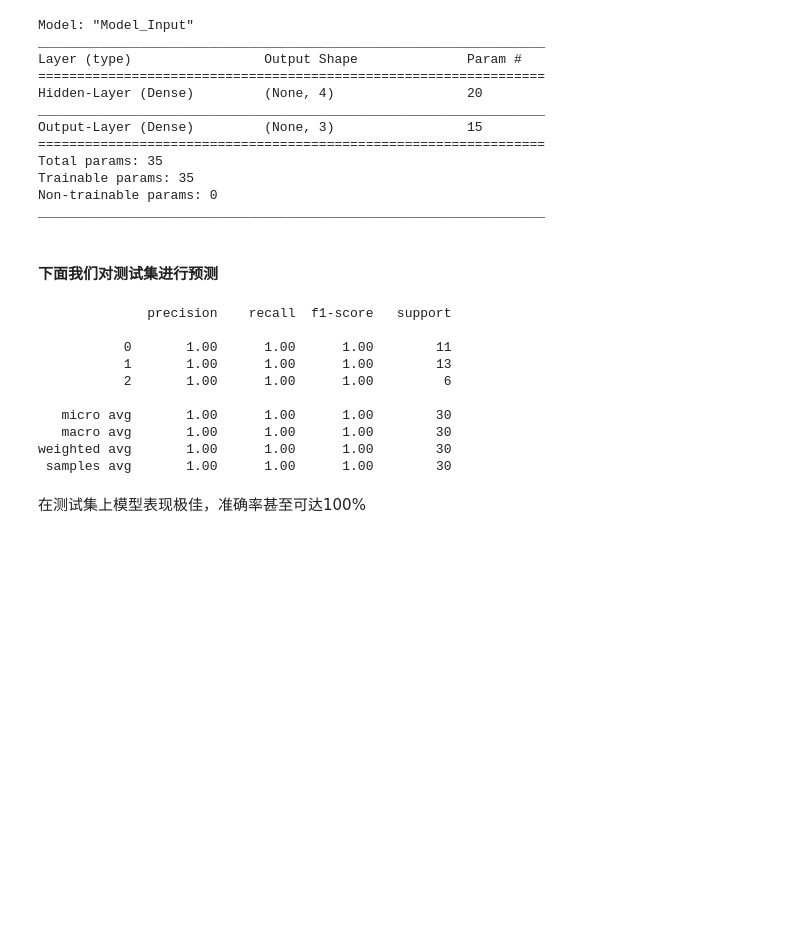
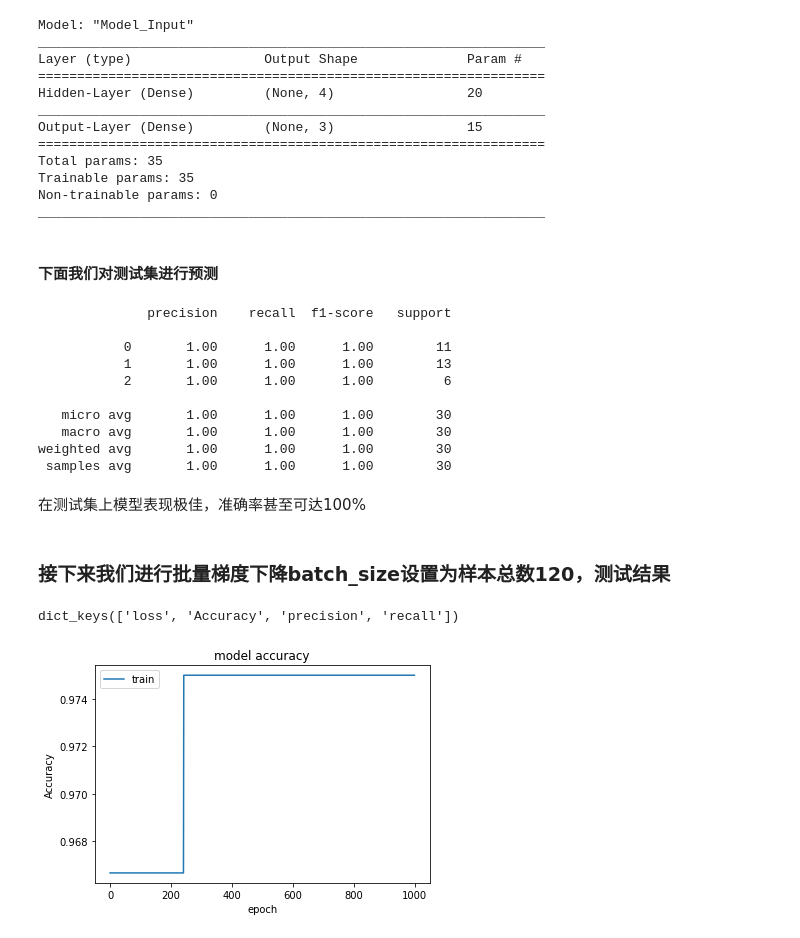
Before and after one commit to Hacker-jh/ML_repo, a Jupyter notebook: ffnn-on-iris.ipynb, the cells around one changed output. Saved outputs shown, nothing was run; the diff lists cells and outputs as text; code cells hidden in the pictures; blank space fills up the shorter version.

```diff
--- a/ffnn-on-iris.ipynb
+++ b/ffnn-on-iris.ipynb
@@ -587,3 +615,53 @@ weighted avg       1.00      1.00      1.00        30
  samples avg       1.00      1.00      1.00        30
 # %% [markdown]
 在测试集上模型表现极佳，准确率甚至可达100%
+# %% [markdown]
+### 接下来我们进行**批量梯度下降**batch_size设置为样本总数120，测试结果
+# %%
+##### Step 5 - Fit keras model on the dataset
+history=model.fit(X_train, # input data
+          y_train, # target data
+          batch_size=120, # Number of samples per gradient update. If unspecified, batch_size will default to 32.
+          epochs=1000, # default=1, Number of epochs to train the model. An epoch is an iteration over the entire x and y data provided
+          verbose='auto', # default='auto', ('auto', 0, 1, or 2). Verbosity mode. 0 = silent, 1 = progress bar, 2 = one line per epoch. 'auto' defaults to 1 for most cases, but 2 when used with ParameterServerStrategy.
+          callbacks=None, # default=None, list of callbacks to apply during training. See tf.keras.callbacks
+#           validation_split=0, # default=0.0, Fraction of the training data to be used as validation data. The model will set apart this fraction of the training data, will not train on it, and will evaluate the loss and any model metrics on this data at the end of each epoch.
+          #validation_data=(X_test, y_test), # default=None, Data on which to evaluate the loss and any model metrics at the end of each epoch.
+          shuffle=True, # default=True, Boolean (whether to shuffle the training data before each epoch) or str (for 'batch').
+          class_weight=None, # default=None, Optional dictionary mapping class indices (integers) to a weight (float) value, used for weighting the loss function (during training only). This can be useful to tell the model to "pay more attention" to samples from an under-represented class.
+          sample_weight=None, # default=None, Optional Numpy array of weights for the training samples, used for weighting the loss function (during training only).
+          initial_epoch=0, # Integer, default=0, Epoch at which to start training (useful for resuming a previous training run).
+          steps_per_epoch=None, # Integer or None, default=None, Total number of steps (batches of samples) before declaring one epoch finished and starting the next epoch. When training with input tensors such as TensorFlow data tensors, the default None is equal to the number of samples in your dataset divided by the batch size, or 1 if that cannot be determined.
+          validation_steps=None, # Only relevant if validation_data is provided and is a tf.data dataset. Total number of steps (batches of samples) to draw before stopping when performing validation at the end of every epoch.
+          validation_batch_size=None, # Integer or None, default=None, Number of samples per validation batch. If unspecified, will default to batch_size.
+          validation_freq=3, # default=1, Only relevant if validation data is provided. If an integer, specifies how many training epochs to run before a new validation run is performed, e.g. validation_freq=2 runs validation every 2 epochs.
+          max_queue_size=10, # default=10, Used for generator or keras.utils.Sequence input only. Maximum size for the generator queue. If unspecified, max_queue_size will default to 10.
+          workers=1, # default=1, Used for generator or keras.utils.Sequence input only. Maximum number of processes to spin up when using process-based threading. If unspecified, workers will default to 1.
+          use_multiprocessing=False, # default=False, Used for generator or keras.utils.Sequence input only. If True, use process-based threading. If unspecified, use_multiprocessing will default to False.
+         )
+# list all data in history
+print(history.history.keys())
+# summarize history for accuracy
+plt.plot(history.history['Accuracy'])
+plt.plot(history.history['val_accuracy'])
+plt.title('model accuracy')
+plt.ylabel('Accuracy')
+plt.xlabel('epoch')
+plt.legend(['train', 'test'], loc='upper left')
+plt.show()
+# %%
+import matplotlib.pyplot as plt
+
+
+print(history.history.keys())
+# summarize history for accuracy
+plt.plot(history.history['Accuracy'])
+# plt.plot(history.history['val_accuracy'])
+plt.title('model accuracy')
+plt.ylabel('Accuracy')
+plt.xlabel('epoch')
+plt.legend(['train', 'test'], loc='upper left')
+plt.show()
+# %% [output]
+dict_keys(['loss', 'Accuracy', 'precision', 'recall'])
+[figure, added]
```
Also changed, not shown: parts of 11 cells of this notebook.
